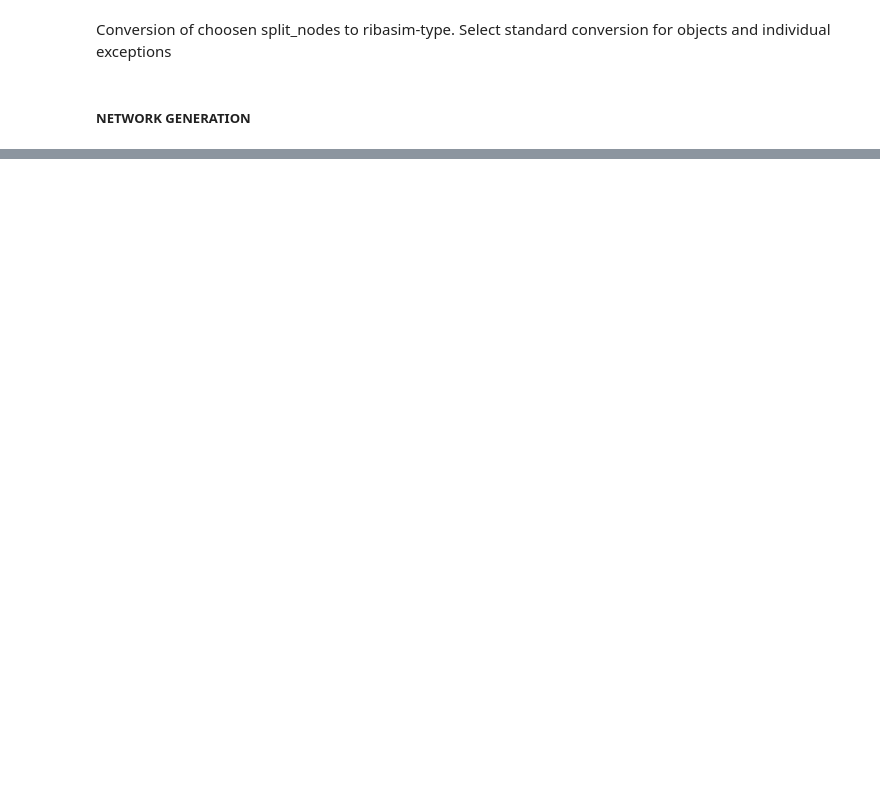
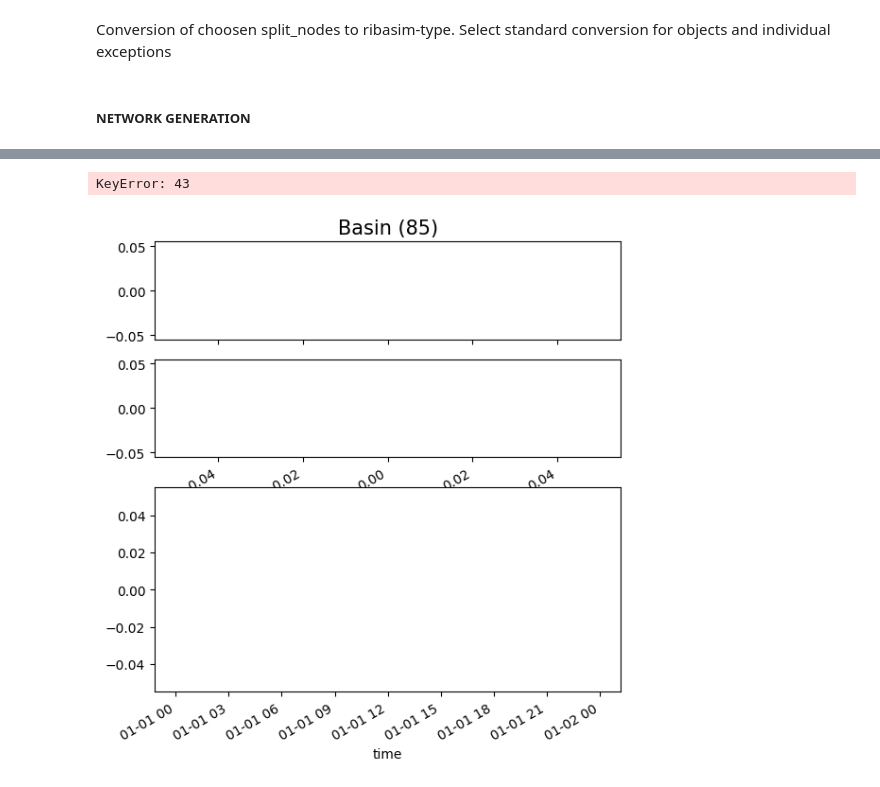
Before and after one commit to harm-nomden-sweco/ribasim_lumping, a Jupyter notebook: notebooks/tki_ribasim_pilots/run_analysis_zutphen.ipynb, the cells around one changed output, grey strips where cells are left out. Saved outputs shown, nothing was run; the diff lists cells and outputs as text; code cells hidden in the pictures; blank space fills up the shorter version.

```diff
--- a/notebooks/tki_ribasim_pilots/run_analysis_zutphen.ipynb
+++ b/notebooks/tki_ribasim_pilots/run_analysis_zutphen.ipynb
@@ -247,6 +391,6 @@ network.generate_ribasim_lumping_network(
 # %%
 ribasim_model = network.generate_ribasim_model_complete(
     set_name="winter",
-    dummy_model=True,
+    # dummy_model=True,
     saveat=3600,
 )
@@ -260,0 +476,4 @@ network.ribasim_model.tabulated_rating_curve.static.df
+# %%
+ribasim_results = read_ribasim_model_results(
+    simulation_path=network.simulation_path
+)
@@ -260,0 +496,10 @@ network.ribasim_model.tabulated_rating_curve.static.df
+# %%
+for basin_no in ribasim_model.basin.state.df.node_id.values:
+    ribasim_model, ribasim_results, basin_results, fig, axes = plot_results_basin_ribasim_model(
+        ribasim_model=ribasim_model,
+        ribasim_results=ribasim_results,
+        basin_no=basin_no
+    );
+# %% [output]
+KeyError: 43
+[figure, added]
```
Also changed, not shown: parts of 28 cells of this notebook, 3 other files.
